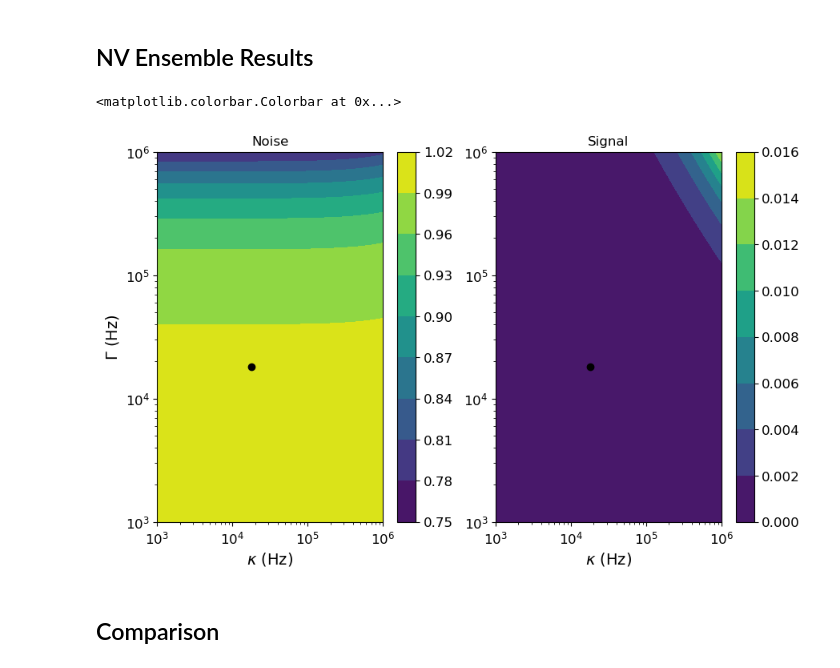
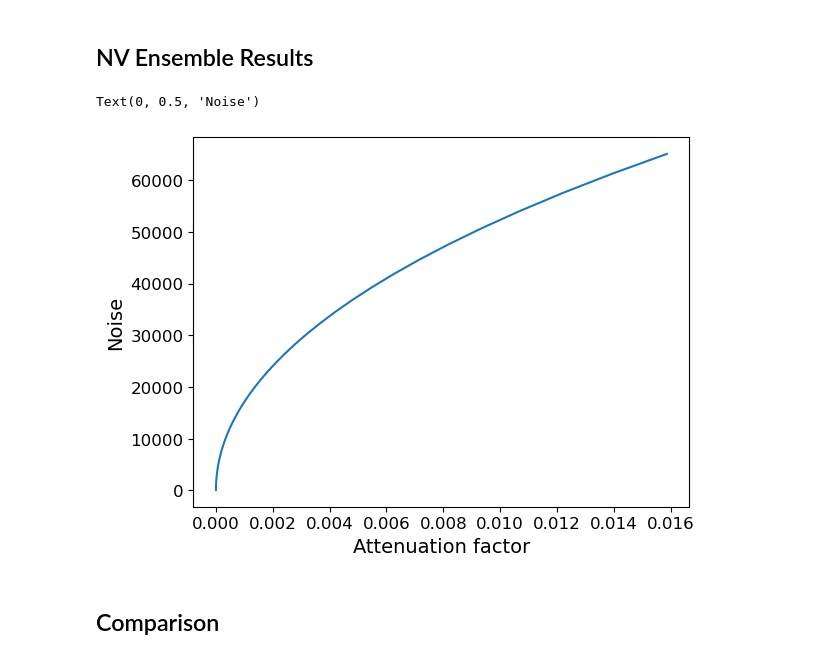
Before and after one commit to jleamer/mode_cooling, a Jupyter notebook: atten_comparison_2.ipynb, the cells around one changed output. Cells and saved outputs as stored; diff of their text form; code cells hidden in the pictures.

```diff
--- a/atten_comparison_2.ipynb
+++ b/atten_comparison_2.ipynb
@@ -52,22 +49,21 @@ def output_noise(ω, κ, γ, Γ, r, g, nT, nc):
 
     return integrate.simpson(1 / (2 * np.pi) * num / den, x=ω, axis=0)
 # %%
-def output_signal(ω, κ, γ, Γ, r, g, S):
+def nv_signal(ω, κ, γ, r, g, S):
     """
     function for calculating the number of signal photons in the output port of the cavity-NV ensemble setup
     :param ω:         the frequency range over which the integration is performed
     :param κ:         the coupling rate of the input port
     ;param γ:         the internal loss rate of the cavity
-    :param Γ:         the coupling rate of the output port
     :param r:         the inhomogenous broadening of the spins
     :param g:         the collective coupling strength of the NV ensemble to the cavity
     :param S:         the power spectral density of the input signal
     :return:          the number of signal photons in the output port
     """
     # Define the numerator
-    num = (r ** 2 / 4 + ω ** 2) * Γ * κ
+    num = (r ** 2 / 4 + ω ** 2) * κ ** 2
 
     # Define the denominator
-    den = np.abs(((κ + γ + Γ) / 2 - 1j * ω) * (r / 2 - 1j * ω) + g ** 2) ** 2
+    den = np.abs(((κ + γ) / 2 - 1j * ω) * (r / 2 - 1j * ω) + g ** 2) ** 2
 
     return integrate.simpson(1 / (2 * np.pi) * num / den * S, x=ω, axis=0)
@@ -182,31 +143,19 @@ P = 0.8
 nc = 0.5 * (1 - P) / P
 # %%
 # Calculate the noise and signal photons over the same sweep used above
-nv_noise = output_noise(ωm, κm, γ, Γm, g, r, nT, nc)
-nv_signal = output_signal(ωm, κm, γ, Γm, g, r, S)
+nv_noise = nv_noise(ωm, κm, γ, g, r, nT, nc)
+nv_signal = nv_signal(ωm, κm, γ, g, r, S)
 # %%
-# Plot
-fig = plt.figure(1, figsize=(10, 6))
-ax = fig.subplots(1, 2)
-im0 = ax[0].contourf(κm[0], Γm[0], nv_noise / input_noise)
-ax[0].scatter(γ, γ, color='k')
-ax[0].set_xlabel("$\\kappa$ (Hz)")
-ax[0].set_ylabel("$\\Gamma$ (Hz)")
-ax[0].set_xscale('log')
-ax[0].set_yscale('log')
-ax[0].set_title("Noise")
-fig.colorbar(im0)
-
-im1 = ax[1].contourf(κm[0], Γm[0], nv_signal / input_signal)
-ax[1].scatter(γ, γ, color='k')
-ax[1].set_xlabel("$\\kappa$ (Hz)")
-ax[1].set_xscale('log')
-ax[1].set_yscale('log')
-ax[1].set_title("Signal")
-fig.colorbar(im1)
+# Define our attenuation factor using the ratio of the output signal to the input signal
+α_nv = nv_signal / input_signal
-# %% [output]
-<matplotlib.colorbar.Colorbar at 0x...>
-[figure, removed]
+# %%
+# Plot the attenuation coefficient vs the noise
+plt.plot(α_nv, nv_noise)
+plt.xlabel("Attenuation factor")
+plt.ylabel("Noise")
+# %% [output]
+Text(0, 0.5, 'Noise')
+[figure, added]
 # %% [markdown]
 ## Comparison
 # %% [markdown]
```
Also changed, not shown: parts of 17 cells of this notebook.
